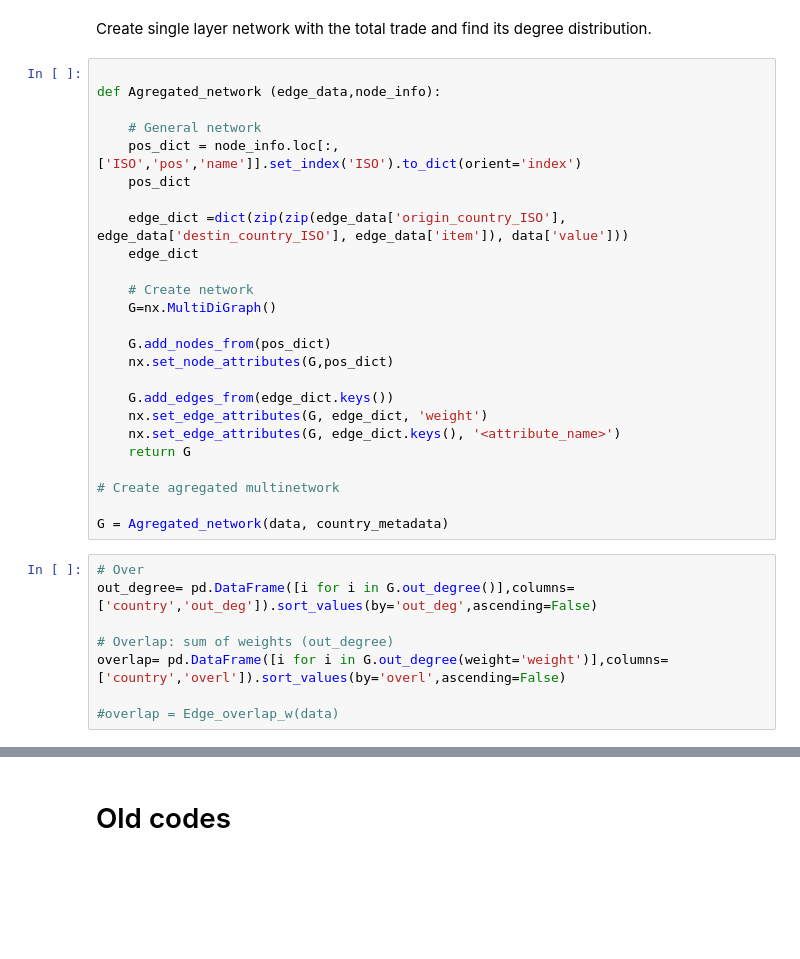
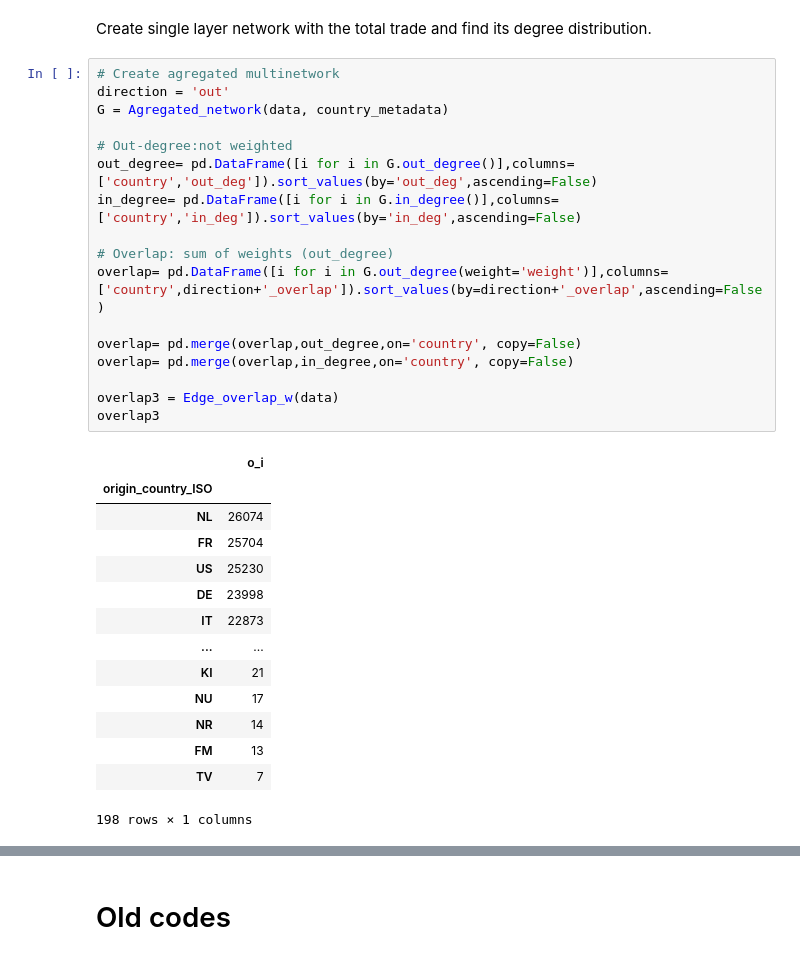
Before and after one commit to AFosch/Food_trade, a Jupyter notebook: Scripts/Multilayer_product.ipynb, the cells around one changed output, grey strips where cells are left out. Cells and saved outputs as stored; diff of their text form; blank space fills up the shorter version.

```diff
--- a/Scripts/Multilayer_product.ipynb
+++ b/Scripts/Multilayer_product.ipynb
@@ -61,36 +193,35 @@ data = data.loc[(data.unit =='1000 US$') & (data.year == year_check) & (data.val
 country_metadata = pd.read_pickle('../Data/Country_info.pkl')
 # %% [markdown]
 Create single layer network with the total trade and find its degree distribution.
-# %%
-
-def Agregated_network (edge_data,node_info):
-
-    # General network
-    pos_dict = node_info.loc[:,['ISO','pos','name']].set_index('ISO').to_dict(orient='index')
-    pos_dict
-
-    edge_dict =dict(zip(zip(edge_data['origin_country_ISO'], edge_data['destin_country_ISO'], edge_data['item']), data['value']))
-    edge_dict
-
-    # Create network
-    G=nx.MultiDiGraph()
-
-    G.add_nodes_from(pos_dict)
-    nx.set_node_attributes(G,pos_dict)
-
-    G.add_edges_from(edge_dict.keys())
-    nx.set_edge_attributes(G, edge_dict, 'weight')
-    nx.set_edge_attributes(G, edge_dict.keys(), '<attribute_name>')
-    return G
-
-# Create agregated multinetwork
-
-G = Agregated_network(data, country_metadata)
 # %%
-# Over
+# Create agregated multinetwork
+direction = 'out'
+G = Agregated_network(data, country_metadata)
+
+# Out-degree:not weighted
 out_degree= pd.DataFrame([i for i in G.out_degree()],columns=['country','out_deg']).sort_values(by='out_deg',ascending=False)
+in_degree= pd.DataFrame([i for i in G.in_degree()],columns=['country','in_deg']).sort_values(by='in_deg',ascending=False)
 
 # Overlap: sum of weights (out_degree)
-overlap= pd.DataFrame([i for i in G.out_degree(weight='weight')],columns=['country','overl']).sort_values(by='overl',ascending=False)
+overlap= pd.DataFrame([i for i in G.out_degree(weight='weight')],columns=['country',direction+'_overlap']).sort_values(by=direction+'_overlap',ascending=False)
 
-#overlap = Edge_overlap_w(data)
+overlap= pd.merge(overlap,out_degree,on='country', copy=False)
+overlap= pd.merge(overlap,in_degree,on='country', copy=False)
+
+overlap3 = Edge_overlap_w(data)
+overlap3
+# %% [output]
+|  | o_i |
+| origin_country_ISO |  |
+| NL | 26074 |
+| FR | 25704 |
+| US | 25230 |
+| DE | 23998 |
+| IT | 22873 |
+| ... | ... |
+| KI | 21 |
+| NU | 17 |
+| NR | 14 |
+| FM | 13 |
+| TV | 7 |
+198 rows × 1 columns
```
Also changed, not shown: parts of 10 cells of this notebook, 4 other files.
